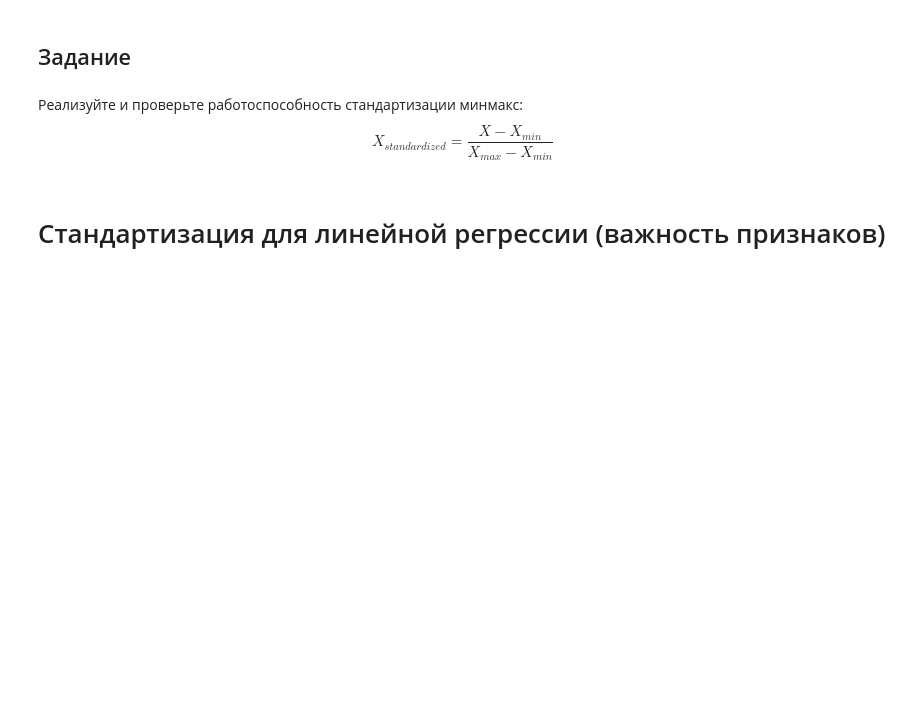
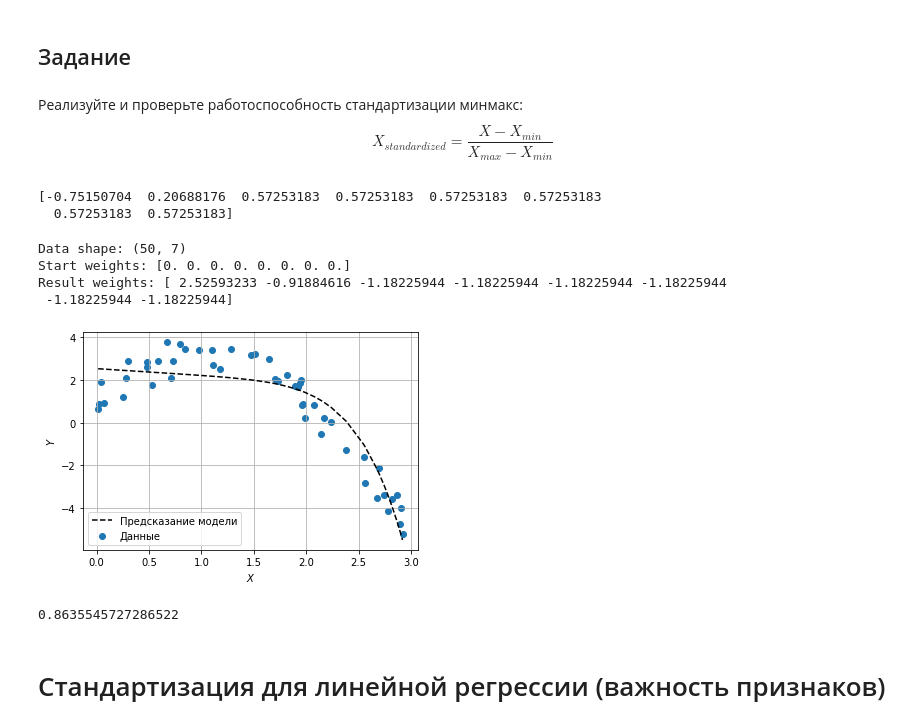
Before and after one commit to Dohako/ml_learning, a Jupyter notebook: Notebooks/11_Regression.ipynb, the cells around one changed output. Drawn from its saved outputs; the diff is of its cells as text; code cells hidden in the pictures; blank space fills up the shorter version.

```diff
--- a/Notebooks/11_Regression.ipynb
+++ b/Notebooks/11_Regression.ipynb
@@ -1602,6 +1772,7 @@ $$
 # %%
 def standardize_features_scale(X):
     # TODO - код для стандартизации
+    X_scaled = (X - np.mean(X, axis=0))/np.std(X, axis=0)
     return X_scaled
 # %%
 # TEST
@@ -1657,6 +1838,7 @@ $$
 # %%
 def minmax_feature_scale(X):
     # TODO - код масштабирования по принципу minmax
+    X_scaled = (X - np.min(X,axis=0))/(np.max(X,axis=0) - np.min(X,axis=0))
     return X_scaled
 # %%
 # TEST
@@ -1675,6 +1857,32 @@ assert np.all(
 )
 # %%
 # TODO - обучите модель и проверьте предсказания
+X_poly_scaled_min_max = minmax_feature_scale(X_poly)
+y_true = y_data
+start_W = np.zeros(DEGREE+1)
+
+dJ = loss_function_deriv(X_poly_scaled_min_max, start_W, y_true)
+print(dJ)
+# %% [output]
+[-0.75150704  0.20688176  0.57253183  0.57253183  0.57253183  0.57253183
+  0.57253183  0.57253183]
+# %%
+new_W, loss_history = fit_model(
+    lr=0.1,
+    n_iter=2000,
+    X=X_poly_scaled_min_max,
+    y=y_true
+)
+y_pred = predict(X_poly_scaled_min_max, new_W)
+plot_model(X_data, y_pred, y_data)
+r2_score(y_true, y_pred)
+# %% [output]
+Data shape: (50, 7)
+Start weights: [0. 0. 0. 0. 0. 0. 0. 0.]
+Result weights: [ 2.52593233 -0.91884616 -1.18225944 -1.18225944 -1.18225944 -1.18225944
+ -1.18225944 -1.18225944]
+[figure, added]
+0.8635545727286522
 # %% [markdown]
 # Стандартизация для линейной регрессии (важность признаков)
 # %% [markdown]
```
Also changed, not shown: parts of 28 cells of this notebook.
